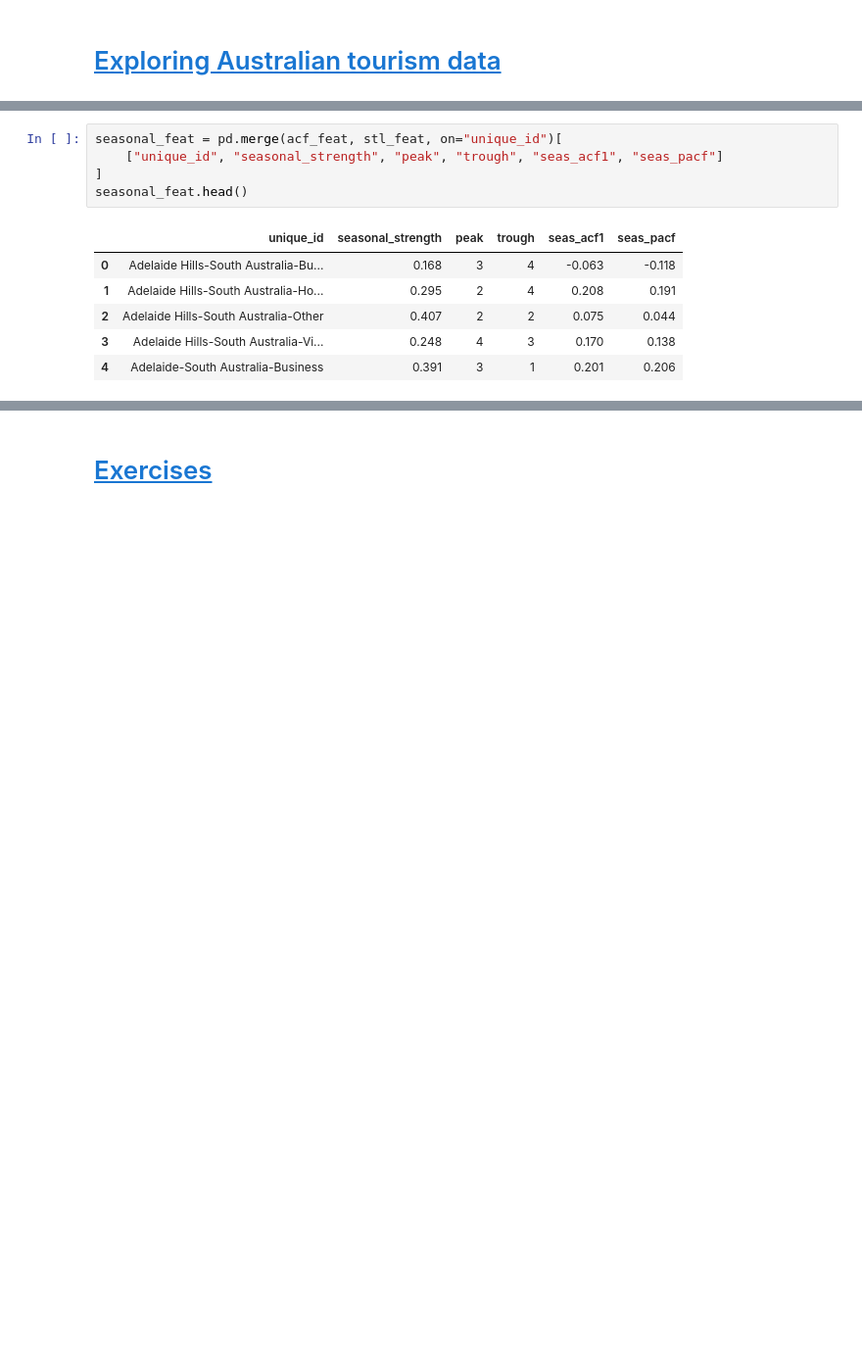
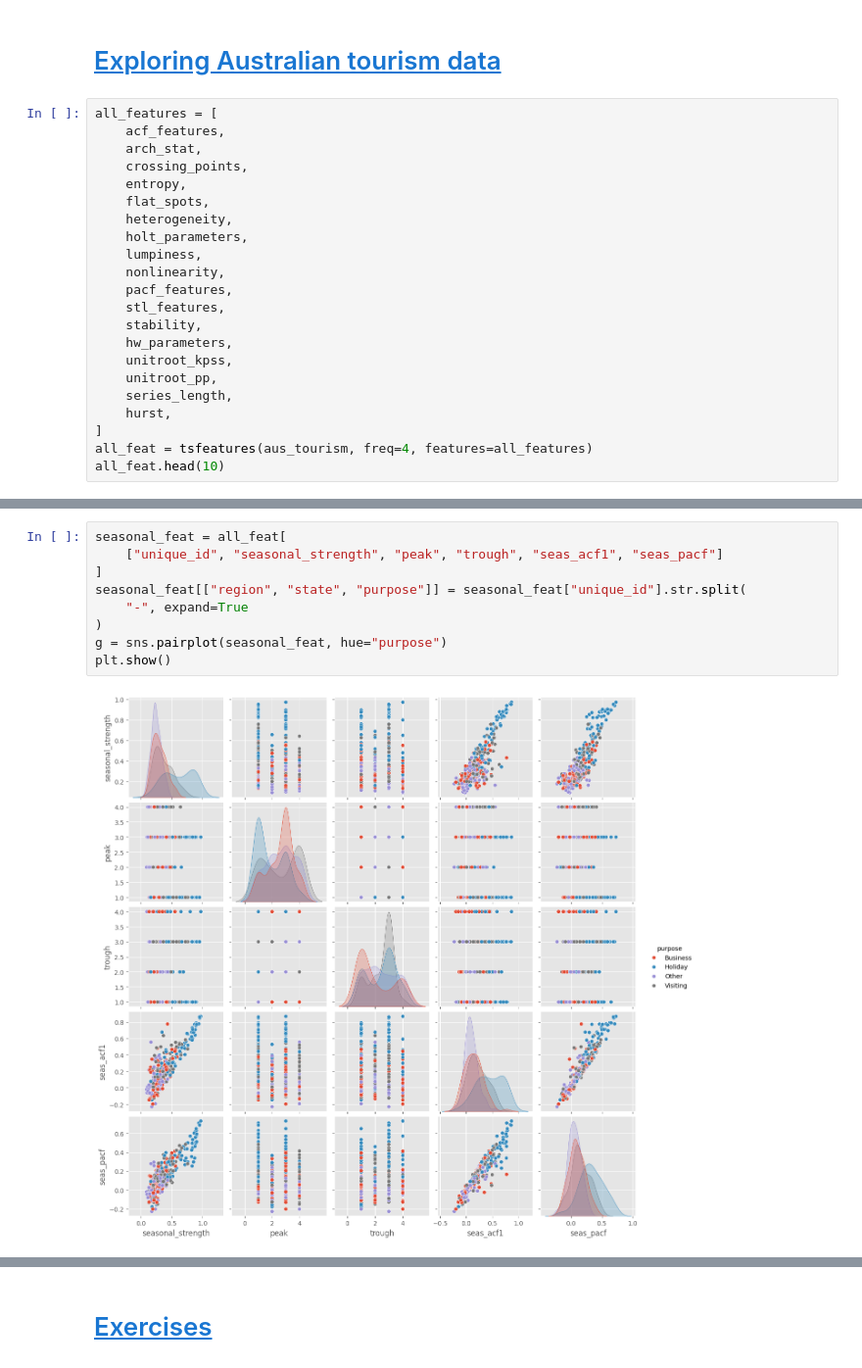
Before and after one commit to reynaldhavard/fpppy, a Jupyter notebook: 04_time_series_features.ipynb, the cells around one changed output, grey strips where cells are left out. Shown at 98% size. Drawn from its saved outputs; the diff is of its cells as text; blank space fills up the shorter version.

```diff
--- a/04_time_series_features.ipynb
+++ b/04_time_series_features.ipynb
@@ -232,3 +292,25 @@ plot_series(
 [figure]
 # %% [markdown]
 # [Exploring Australian tourism data](https://otexts.com/fpppy/nbs/04-features.html#exploring-australian-tourism-data)
+# %%
+all_features = [
+    acf_features,
+    arch_stat,
+    crossing_points,
+    entropy,
+    flat_spots,
+    heterogeneity,
+    holt_parameters,
+    lumpiness,
+    nonlinearity,
+    pacf_features,
+    stl_features,
+    stability,
+    hw_parameters,
+    unitroot_kpss,
+    unitroot_pp,
+    series_length,
+    hurst,
+]
+all_feat = tsfeatures(aus_tourism, freq=4, features=all_features)
+all_feat.head(10)
@@ -235,12 +329,11 @@ plot_series(
 # %%
-seasonal_feat = pd.merge(acf_feat, stl_feat, on="unique_id")[
+seasonal_feat = all_feat[
     ["unique_id", "seasonal_strength", "peak", "trough", "seas_acf1", "seas_pacf"]
 ]
-seasonal_feat.head()
+seasonal_feat[["region", "state", "purpose"]] = seasonal_feat["unique_id"].str.split(
+    "-", expand=True
+)
+g = sns.pairplot(seasonal_feat, hue="purpose")
+plt.show()
 # %% [output]
-|  | unique_id | seasonal_strength | peak | trough | seas_acf1 | seas_pacf |
-| 0 | Adelaide Hills-South Australia-Bu... | 0.168 | 3 | 4 | -0.063 | -0.118 |
-| 1 | Adelaide Hills-South Australia-Ho... | 0.295 | 2 | 4 | 0.208 | 0.191 |
-| 2 | Adelaide Hills-South Australia-Other | 0.407 | 2 | 2 | 0.075 | 0.044 |
-| 3 | Adelaide Hills-South Australia-Vi... | 0.248 | 4 | 3 | 0.170 | 0.138 |
-| 4 | Adelaide-South Australia-Business | 0.391 | 3 | 1 | 0.201 | 0.206 |
+[figure, added]
```
Also changed, not shown: parts of 24 cells of this notebook.
